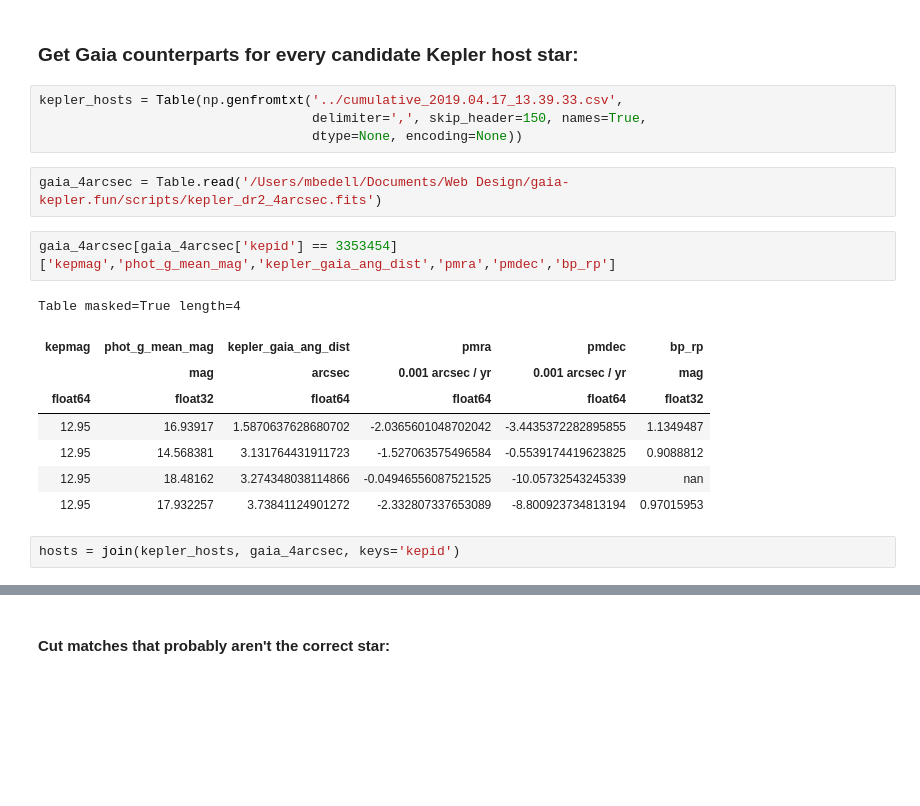
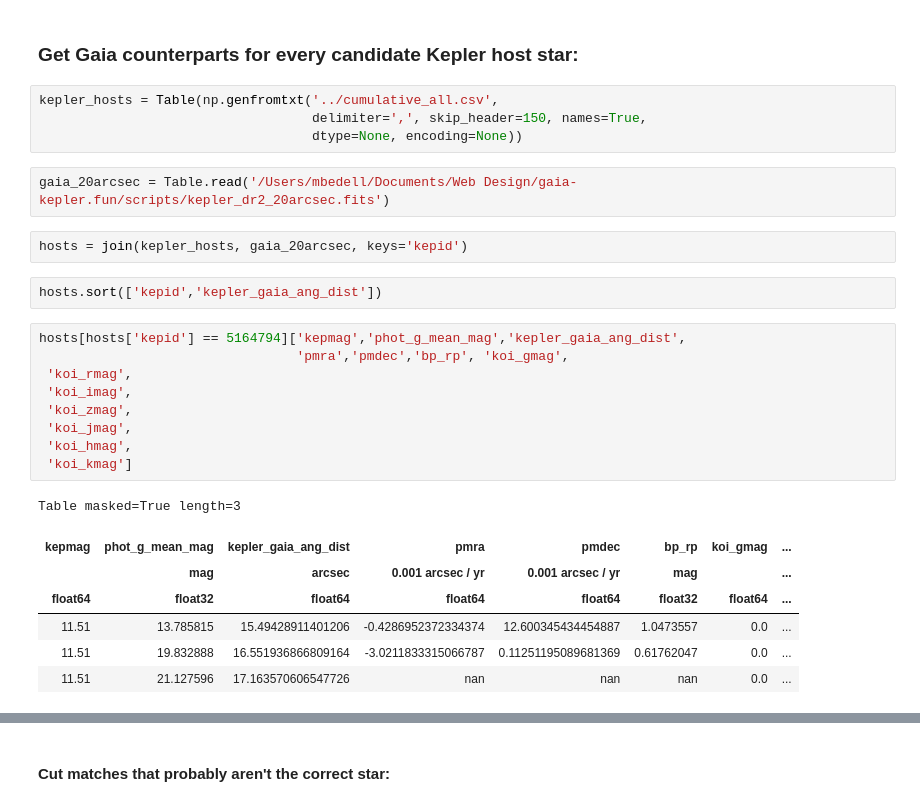
Before and after one commit to benmontet/stellar-facelifts, a Jupyter notebook: notebooks/gaia_crossmatch.ipynb, the cells around one changed output, grey strips where cells are left out. Cells and saved outputs as stored; diff of their text form; blank space fills up the shorter version.

```diff
--- a/notebooks/gaia_crossmatch.ipynb
+++ b/notebooks/gaia_crossmatch.ipynb
@@ -7,21 +7,29 @@ from astropy.table import Table, join, unique
 # %% [markdown]
 ### Get Gaia counterparts for every candidate Kepler host star:
 # %%
-kepler_hosts = Table(np.genfromtxt('../cumulative_2019.04.17_13.39.33.csv',
+kepler_hosts = Table(np.genfromtxt('../cumulative_all.csv',
                                    delimiter=',', skip_header=150, names=True,
                                    dtype=None, encoding=None))
 # %%
-gaia_4arcsec = Table.read('/Users/mbedell/Documents/Web Design/gaia-kepler.fun/scripts/kepler_dr2_4arcsec.fits')
+gaia_20arcsec = Table.read('/Users/mbedell/Documents/Web Design/gaia-kepler.fun/scripts/kepler_dr2_20arcsec.fits')
+# %%
+hosts = join(kepler_hosts, gaia_20arcsec, keys='kepid')
+# %%
+hosts.sort(['kepid','kepler_gaia_ang_dist'])
 # %%
-gaia_4arcsec[gaia_4arcsec['kepid'] == 3353454]['kepmag','phot_g_mean_mag','kepler_gaia_ang_dist','pmra','pmdec','bp_rp']
+hosts[hosts['kepid'] == 5164794]['kepmag','phot_g_mean_mag','kepler_gaia_ang_dist',
+                                 'pmra','pmdec','bp_rp', 'koi_gmag',
+ 'koi_rmag',
+ 'koi_imag',
+ 'koi_zmag',
+ 'koi_jmag',
+ 'koi_hmag',
+ 'koi_kmag']
 # %% [output]
-Table masked=True length=4
+Table masked=True length=3
-| kepmag | phot_g_mean_mag | kepler_gaia_ang_dist | pmra | pmdec | bp_rp |
-|  | mag | arcsec | 0.001 arcsec / yr | 0.001 arcsec / yr | mag |
-| float64 | float32 | float64 | float64 | float64 | float32 |
-| 12.95 | 16.93917 | 1.5870637628680702 | -2.0365601048702042 | -3.4435372282895855 | 1.1349487 |
-| 12.95 | 14.568381 | 3.131764431911723 | -1.527063575496584 | -0.5539174419623825 | 0.9088812 |
-| 12.95 | 18.48162 | 3.274348038114866 | -0.04946556087521525 | -10.05732543245339 | nan |
-| 12.95 | 17.932257 | 3.73841124901272 | -2.332807337653089 | -8.800923734813194 | 0.97015953 |
+| kepmag | phot_g_mean_mag | kepler_gaia_ang_dist | pmra | pmdec | bp_rp | koi_gmag | ... |
+|  | mag | arcsec | 0.001 arcsec / yr | 0.001 arcsec / yr | mag |  | ... |
+| float64 | float32 | float64 | float64 | float64 | float32 | float64 | ... |
+| 11.51 | 13.785815 | 15.49428911401206 | -0.4286952372334374 | 12.600345434454887 | 1.0473557 | 0.0 | ... |
+| 11.51 | 19.832888 | 16.551936866809164 | -3.0211833315066787 | 0.11251195089681369 | 0.61762047 | 0.0 | ... |
+| 11.51 | 21.127596 | 17.163570606547726 | nan | nan | nan | 0.0 | ... |
-# %%
-hosts = join(kepler_hosts, gaia_4arcsec, keys='kepid')
```
Also changed, not shown: parts of 18 cells of this notebook, 7 other files.
